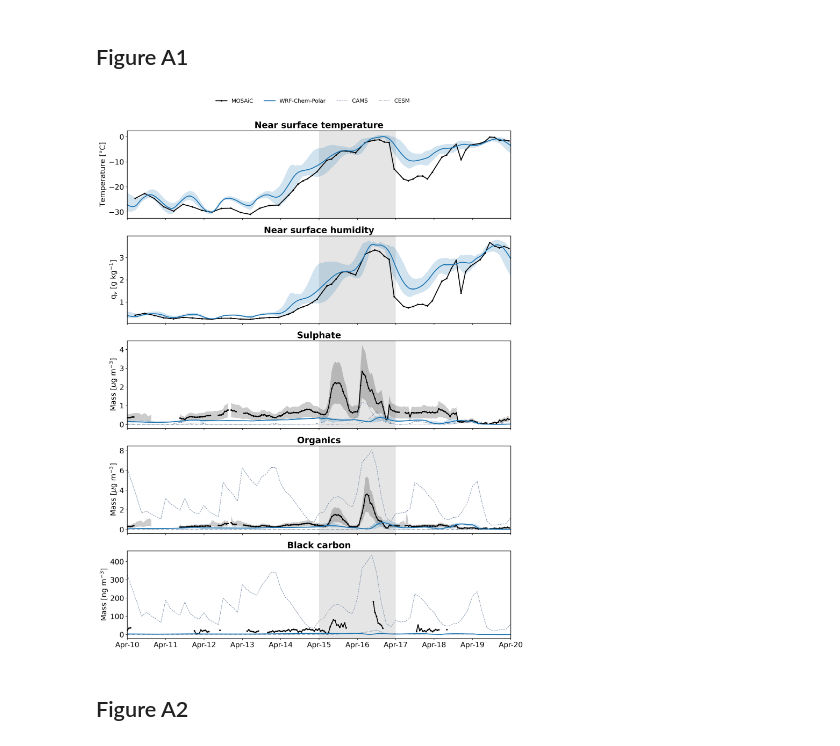
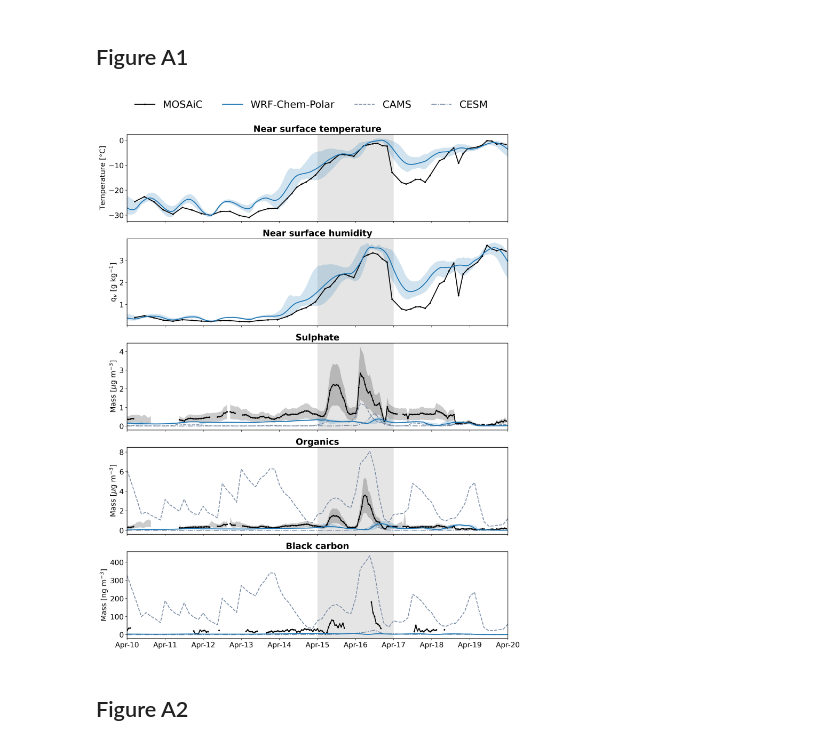
Before and after one commit to ruthprice/mosaic-wai-wrf-chem, a Jupyter notebook: notebooks/figures-A1-A2.ipynb, the cells around one changed output. Saved outputs shown, nothing was run; the diff lists cells and outputs as text; code cells hidden in the pictures.

```diff
--- a/notebooks/figures-A1-A2.ipynb
+++ b/notebooks/figures-A1-A2.ipynb
@@ -186,7 +186,7 @@ matplotlib.rcParams["font.size"] = 16.0
 matplotlib.rcParams["lines.linewidth"] = 2.0
 matplotlib.rcParams["axes.linewidth"] = 1.2
 # %%
-alpha, lw, ms = 0.1, 1, 5
+alpha, lw, ms = 0.1, 1.8, 5
 c_input_data = "#7A8DA6"
 
 
@@ -388,35 +388,35 @@ axes[4].plot(
     c="tab:blue",
     label="WRF-Chem-Polar"
 )
 axes[4].fill_between(
     wrfout_mosaic_mean.Time,
     wrfout_mosaic_min.bc.isel(bottom_top=0)*1e3,
     wrfout_mosaic_max.bc.isel(bottom_top=0)*1e3,
     color="tab:blue",
     alpha=0.2,
     edgecolor="None"
 )
 axes[4].set_ylabel("Mass [ng m$^{{-3}}$]")
 axes[4].set_title("Black carbon", weight="bold")
 
 fig.legend(
     ncols=4,
     handles=[lmosaic,lwrf,lcams,lcesm],
     loc="center",
     bbox_to_anchor=(0, 0.9, 1, 0.05),
     edgecolor="None",
     borderaxespad=0.25,
-    fontsize=12
+    fontsize=22
 )
 for ax in axes:
     ax.set_xlim(apr10_20.start, apr10_20.stop)
     ax.xaxis.set_major_formatter(mdates.DateFormatter("%b-%d"))
 for ax in axes[:-1]:
     ax.set_xticklabels([])
 
 plt.savefig(f"../figures/figureA1.png", bbox_inches="tight")
 # %% [output]
-[figure, old version]
+[figure, new version]
 # %% [markdown]
 ## Figure A2
 # %% [markdown]
```
Also changed, not shown: 2 other files.
